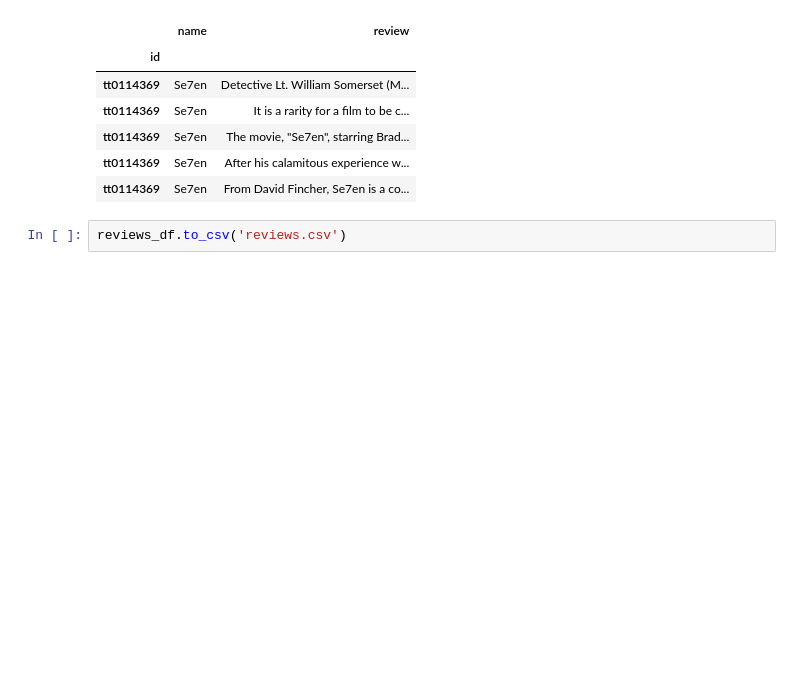
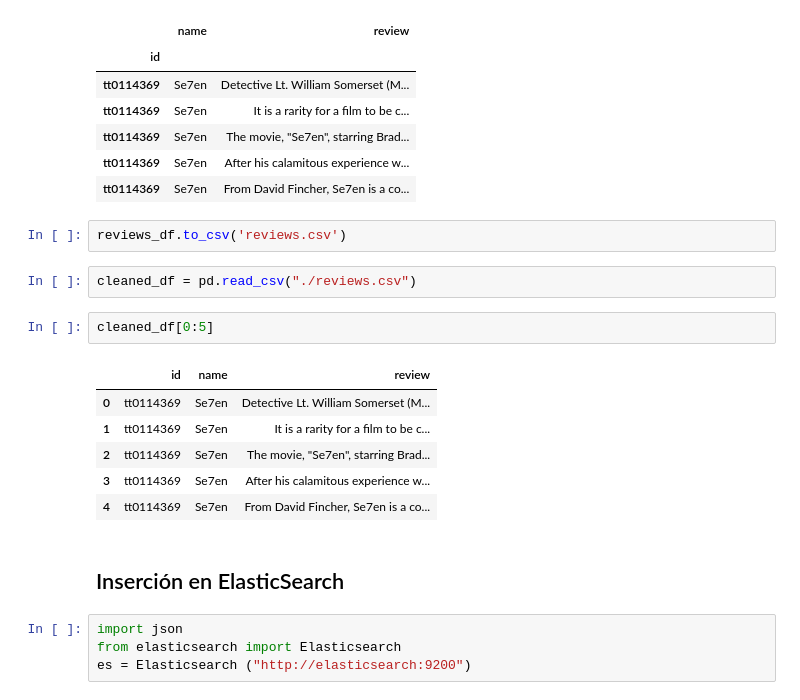
Before and after one commit to JorgeDC01/HEG-DataManagementSystem, a Jupyter notebook: data/unstructured/imdb_reviews.ipynb, the cells around one changed output. Cells and saved outputs as stored; diff of their text form; blank space fills up the shorter version.

Commit message:
Updated unstructured notebook with elasticsearch

```diff
--- a/data/unstructured/imdb_reviews.ipynb
+++ b/data/unstructured/imdb_reviews.ipynb
@@ -125,3 +127,20 @@ Movie count:  1150
 | tt0114369 | Se7en | From David Fincher, Se7en is a co... |
 # %%
 reviews_df.to_csv('reviews.csv')
+# %%
+cleaned_df = pd.read_csv("./reviews.csv")
+# %%
+cleaned_df[0:5]
+# %% [output]
+|  | id | name | review |
+| 0 | tt0114369 | Se7en | Detective Lt. William Somerset (M... |
+| 1 | tt0114369 | Se7en | It is a rarity for a film to be c... |
+| 2 | tt0114369 | Se7en | The movie, "Se7en", starring Brad... |
+| 3 | tt0114369 | Se7en | After his calamitous experience w... |
+| 4 | tt0114369 | Se7en | From David Fincher, Se7en is a co... |
+# %% [markdown]
+## Inserción en ElasticSearch
+# %%
+import json
+from elasticsearch import Elasticsearch
+es = Elasticsearch ("http://elasticsearch:9200")
```
Also changed, not shown: parts of 8 cells of this notebook.
